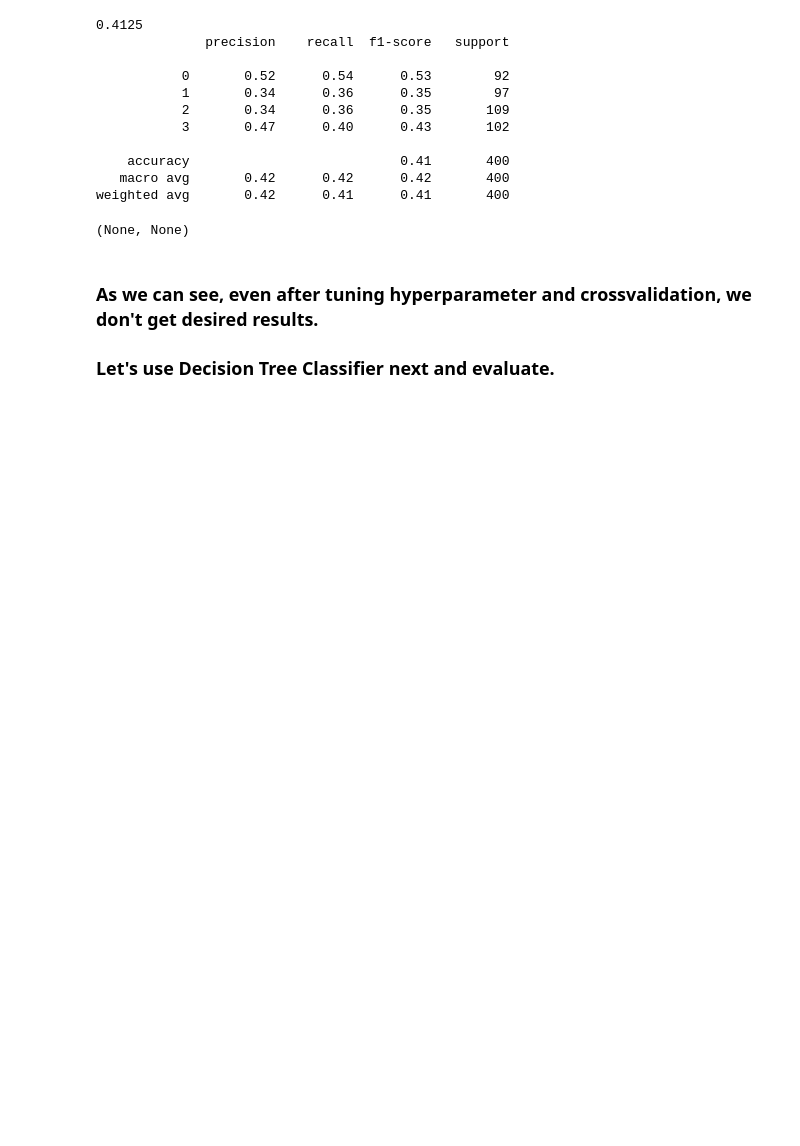
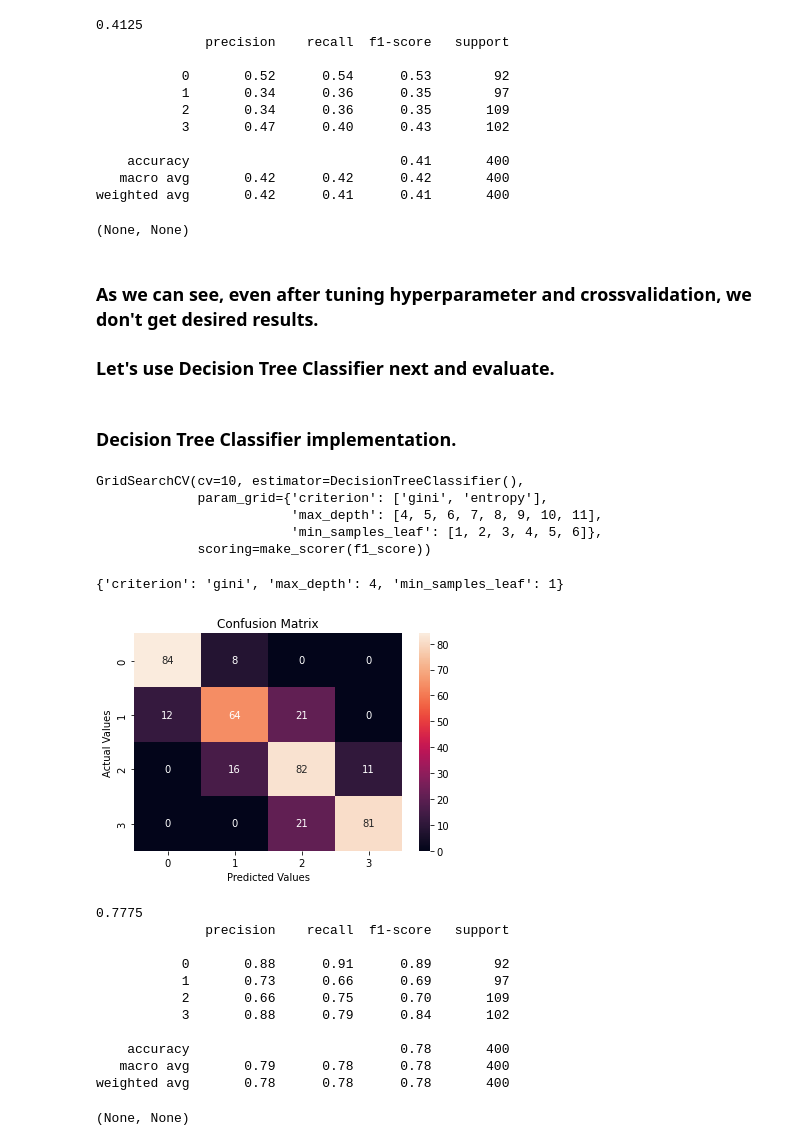
Before and after one commit to tanay47/Mobile-Price-Range-Prediction, a Jupyter notebook: Mobile_Price_Range_Prediction.ipynb, the cells around one changed output. Cells and saved outputs as stored; diff of their text form; code cells hidden in the pictures; blank space fills up the shorter version.

Commit message:
Decision Tree Classifier implementation

```diff
--- a/Mobile_Price_Range_Prediction.ipynb
+++ b/Mobile_Price_Range_Prediction.ipynb
@@ -407,3 +407,44 @@ weighted avg       0.42      0.41      0.41       400
 # %% [markdown]
 ### As we can see, even after tuning hyperparameter and crossvalidation, we don't get desired results.
 ### Let's use Decision Tree Classifier next and evaluate.
+# %% [markdown]
+### Decision Tree Classifier implementation.
+# %%
+# 10-fold cross-validation and grid search
+dtc_params = {'criterion':['gini','entropy'],
+              'max_depth':[4,5,6,7,8,9,10,11],
+              'min_samples_leaf':list(range(1,7))}
+dtc = DecisionTreeClassifier( )
+grid_dtc = GridSearchCV(dtc, dtc_params, cv=10, scoring= make_scorer(f1_score))
+grid_dtc.fit(x_train, y_train)
+# %% [output]
+GridSearchCV(cv=10, estimator=DecisionTreeClassifier(),
+             param_grid={'criterion': ['gini', 'entropy'],
+                         'max_depth': [4, 5, 6, 7, 8, 9, 10, 11],
+                         'min_samples_leaf': [1, 2, 3, 4, 5, 6]},
+             scoring=make_scorer(f1_score))
+# %%
+# best parameters.
+grid_dtc.best_params_
+# %% [output]
+{'criterion': 'gini', 'max_depth': 4, 'min_samples_leaf': 1}
+# %%
+# using best params predicting.
+y_pred_dtc = grid_dtc.predict(x_test)
+# %%
+# evaluate with matrix.
+confusion_mat(y_test, y_pred_dtc)
+# %% [output]
+[figure, added]
+0.7775
+              precision    recall  f1-score   support
+
+           0       0.88      0.91      0.89        92
+           1       0.73      0.66      0.69        97
+           2       0.66      0.75      0.70       109
+           3       0.88      0.79      0.84       102
+
+    accuracy                           0.78       400
+   macro avg       0.79      0.78      0.78       400
+weighted avg       0.78      0.78      0.78       400
+(None, None)
```
